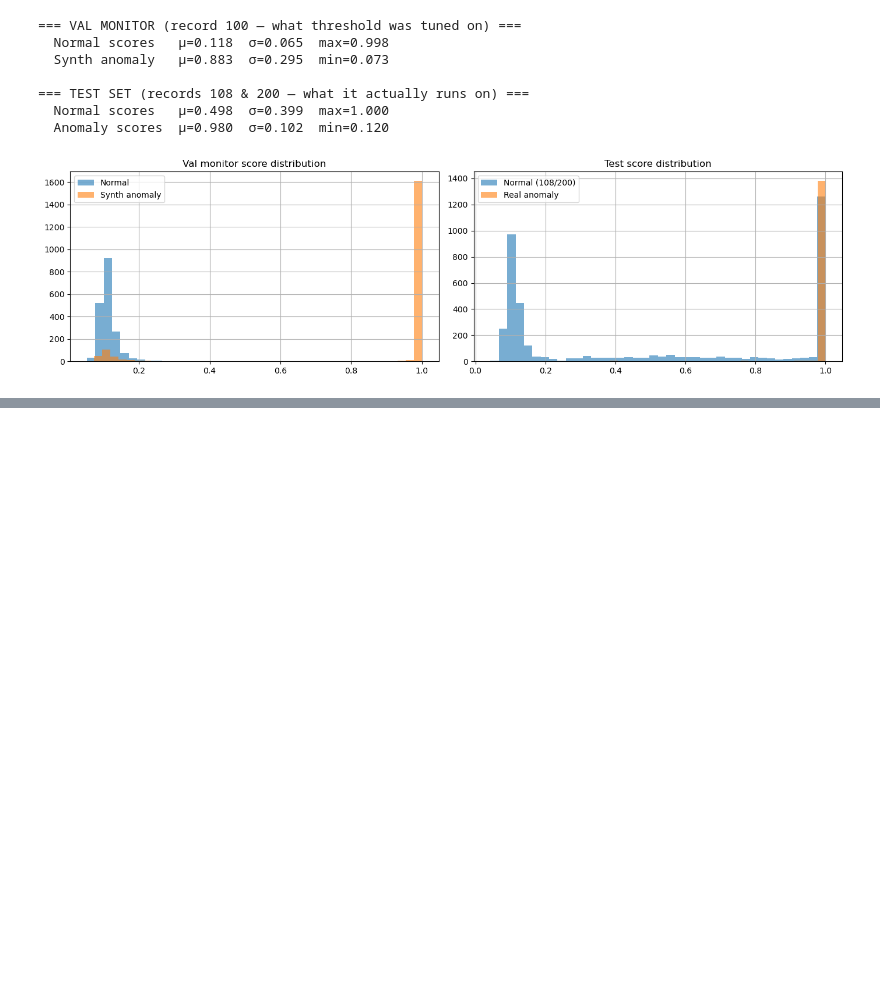
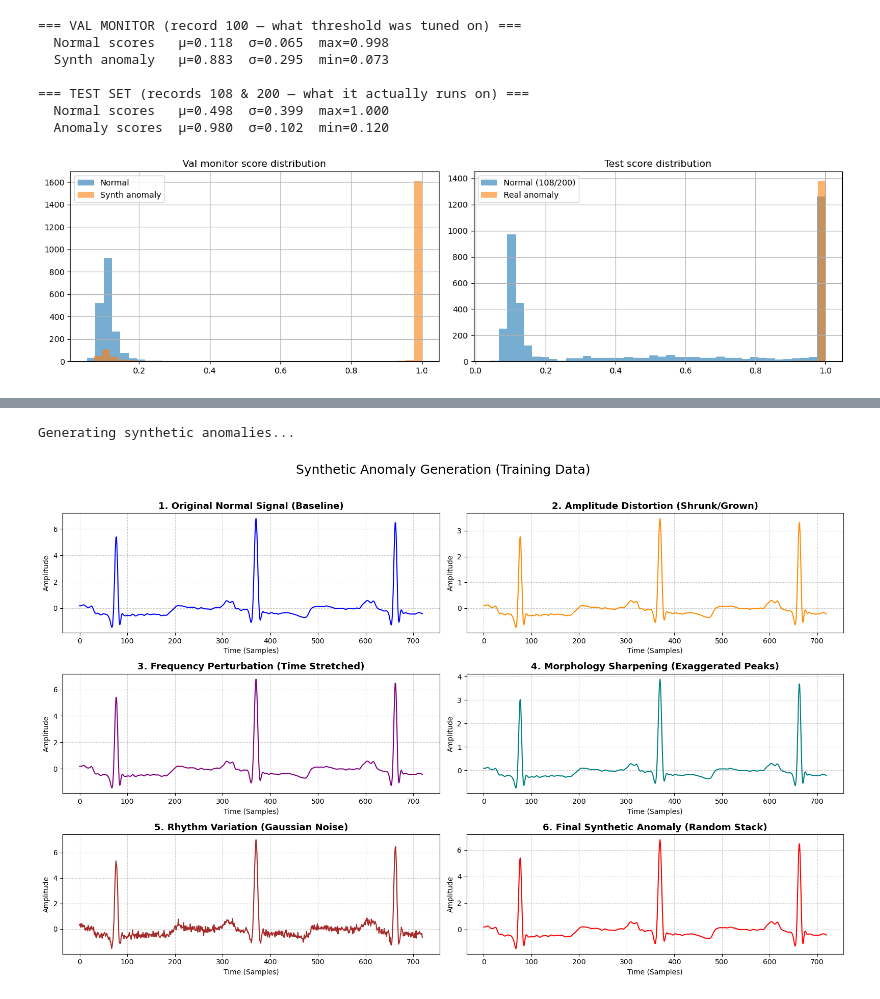
Before and after one commit to NietzscheDostoevsky/MastersDS, a Jupyter notebook: AM620-Lab/FinalProject/LRE_Anomaly_Detection_Final.ipynb, the cells around one changed output, grey strips where cells are left out. Saved outputs shown, nothing was run; the diff lists cells and outputs as text; code cells hidden in the pictures; blank space fills up the shorter version.

```diff
--- a/AM620-Lab/FinalProject/LRE_Anomaly_Detection_Final.ipynb
+++ b/AM620-Lab/FinalProject/LRE_Anomaly_Detection_Final.ipynb
@@ -943,0 +1073,61 @@ score_diagnostic(model, test_loader, val_monitor_loader, device)
+# %%
+import matplotlib.pyplot as plt
+import numpy as np
+
+def plot_synthetic_augmentations_for_slides(normal_windows):
+    # Grab one clean, normal window to use as our baseline
+    base_signal = normal_windows[0]
+
+    print("Generating synthetic anomalies...")
+
+    # Generate the synthetic variations using your notebook's functions
+    # (Setting a seed so the random generation looks good for the presentation)
+    np.random.seed(42)
+
+    amp_dist = amplitude_distortion(base_signal)
+    freq_pert = frequency_perturbation(base_signal)
+    morph_sharp = morphology_sharpening(base_signal)
+    rhythm_var = rhythm_variation(base_signal)
+
+    # Generate a fully stacked negative sample (what the model actually trains on)
+    stacked_anomaly = generate_negative_sample(base_signal)
+
+    # --- Plotting the Grid for Slides ---
+    fig, axes = plt.subplots(3, 2, figsize=(16, 10))
+    fig.suptitle("Synthetic Anomaly Generation (Training Data)", fontsize=18, y=1.02)
+
+    # Helper to format plots
+    def format_plot(ax, signal, title, color):
+        ax.plot(signal, color=color, linewidth=1.5)
+        ax.set_title(title, fontsize=13, fontweight='bold')
+        ax.set_xlabel("Time (Samples)")
+        ax.set_ylabel("Amplitude")
+        ax.grid(True, linestyle='--', alpha=0.6)
+
+    # 1. Original (Top Left)
+    format_plot(axes[0, 0], base_signal, "1. Original Normal Signal (Baseline)", 'blue')
+
+    # 2. Amplitude Distortion (Top Right)
+    format_plot(axes[0, 1], amp_dist, "2. Amplitude Distortion (Shrunk/Grown)", 'darkorange')
+
+    # 3. Frequency Perturbation (Middle Left)
+    format_plot(axes[1, 0], freq_pert, "3. Frequency Perturbation (Time Stretched)", 'purple')
+
+    # 4. Morphology Sharpening (Middle Right)
+    format_plot(axes[1, 1], morph_sharp, "4. Morphology Sharpening (Exaggerated Peaks)", 'teal')
+
+    # 5. Rhythm Variation (Bottom Left)
+    format_plot(axes[2, 0], rhythm_var, "5. Rhythm Variation (Gaussian Noise)", 'brown')
+
+    # 6. Final Stacked Sample (Bottom Right)
+    format_plot(axes[2, 1], stacked_anomaly, "6. Final Synthetic Anomaly (Random Stack)", 'red')
+
+    plt.tight_layout()
+    plt.show()
+
+# --- RUN THE FUNCTION ---
+# This uses the normal_windows array already loaded in your notebook
+plot_synthetic_augmentations_for_slides(normal_windows)
+# %% [output]
+Generating synthetic anomalies...
+[figure, added]
```
Also changed, not shown: parts of 6 cells of this notebook, 28 other files.
